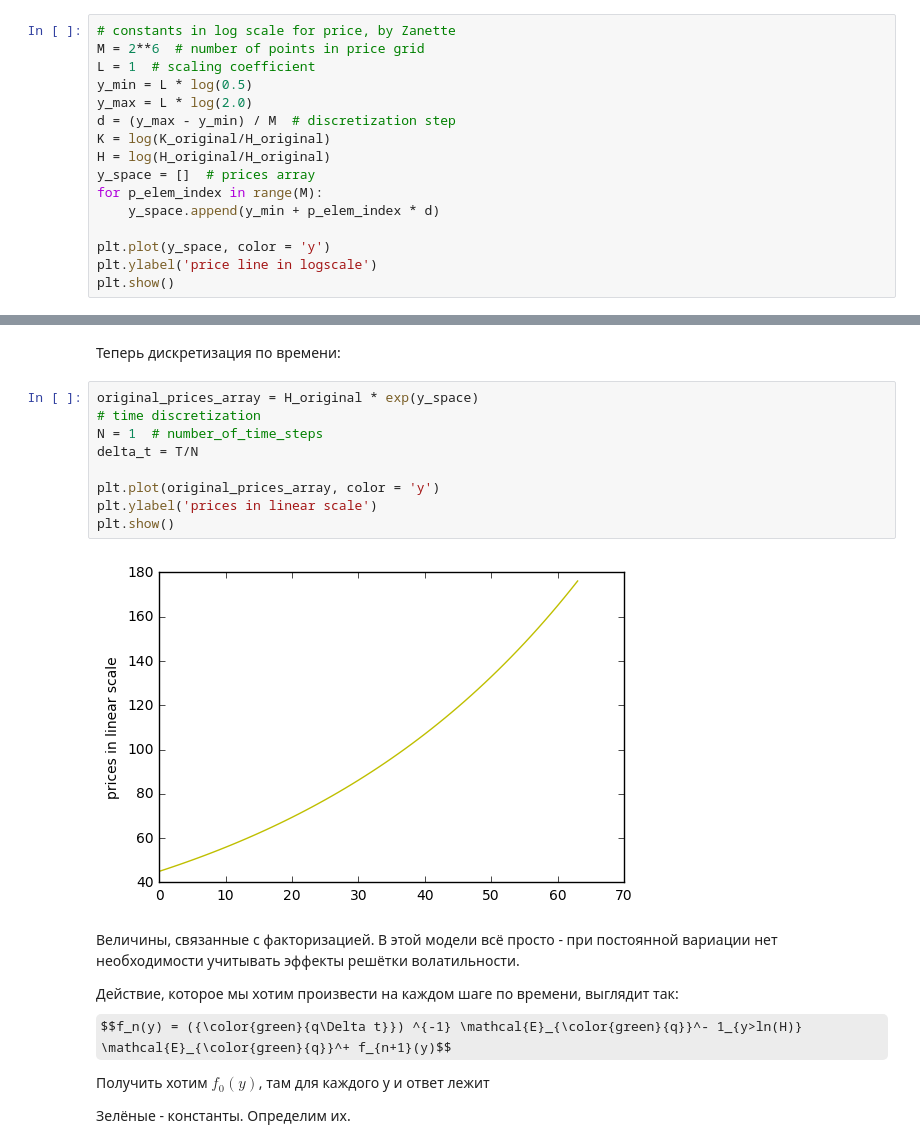
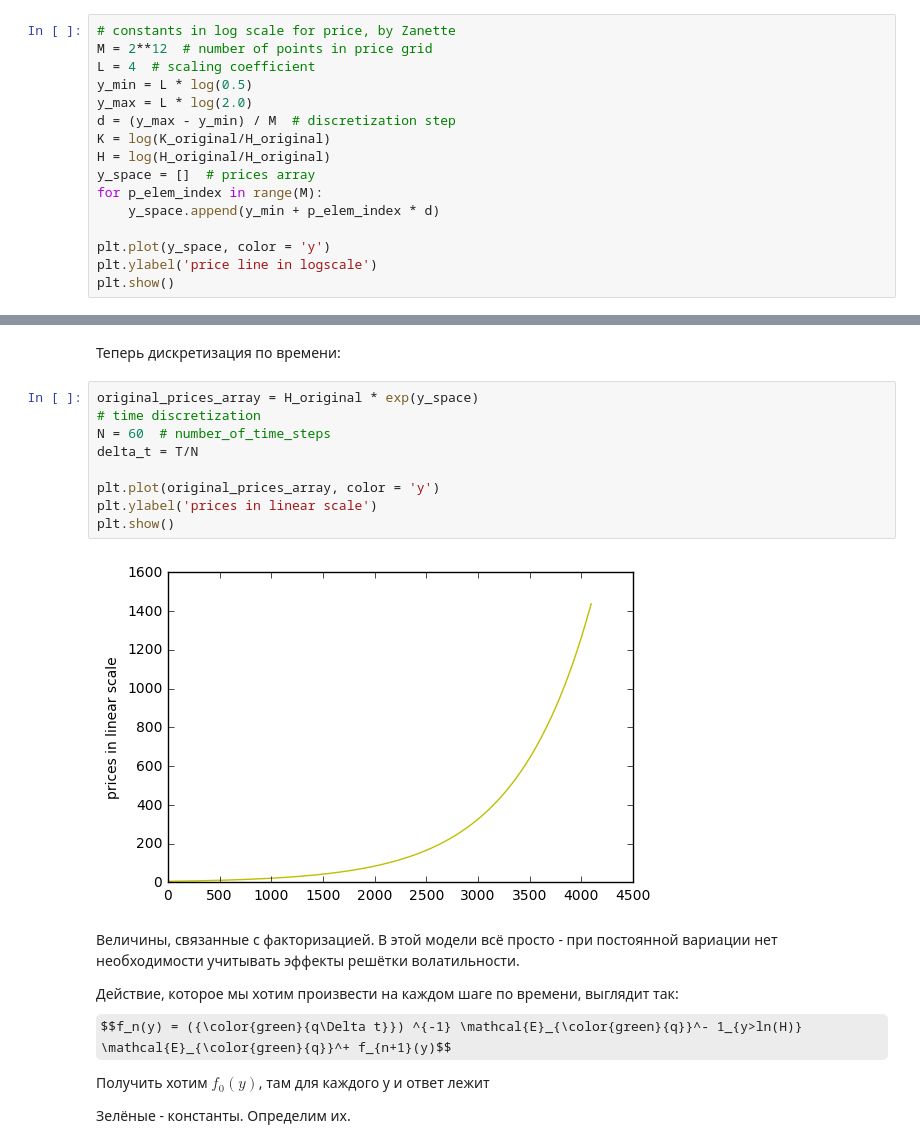
Before and after one commit to inwise/wh-barrier-python, a Jupyter notebook: BS, new mex factorization formulae.ipynb, the cells around one changed output, grey strips where cells are left out. Saved outputs shown, nothing was run; the diff lists cells and outputs as text; some formulas as TeX source.

```diff
--- a/BS, new mex factorization formulae.ipynb
+++ b/BS, new mex factorization formulae.ipynb
@@ -54,8 +54,8 @@ $$ K = ln(K), H = ln(H) $$
 Укладываем $M$ точек между $L \cdot ln(1/2)$  и $ L \cdot ln(2) $
 # %%
 # constants in log scale for price, by Zanette
-M = 2**6  # number of points in price grid
-L = 1  # scaling coefficient
+M = 2**12  # number of points in price grid
+L = 4  # scaling coefficient
 y_min = L * log(0.5)
 y_max = L * log(2.0)
 d = (y_max - y_min) / M  # discretization step
@@ -75,14 +75,14 @@ plt.show()
 # %%
 original_prices_array = H_original * exp(y_space)
 # time discretization
-N = 1  # number_of_time_steps
+N = 60  # number_of_time_steps
 delta_t = T/N
 
 plt.plot(original_prices_array, color = 'y')
 plt.ylabel('prices in linear scale')
 plt.show()
 # %% [output]
-[figure, old version]
+[figure, new version]
 # %% [markdown]
 Величины, связанные с факторизацией. В этой модели всё просто - при постоянной вариации нет необходимости учитывать эффекты решётки волатильности.
 
```
Also changed, not shown: parts of 17 cells of this notebook.
